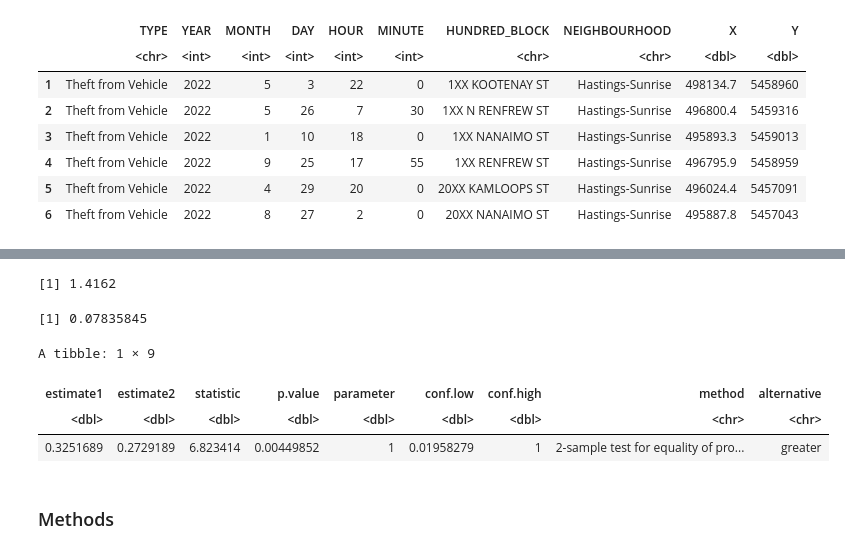
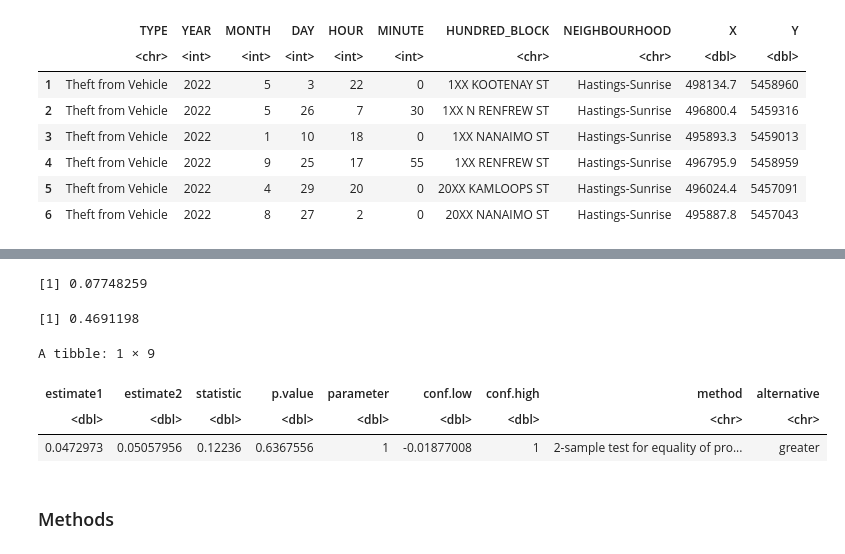
Before and after one commit to Haobo11/Stat201-group-project, a Jupyter notebook: group proposal .ipynb, the cells around one changed output, grey strips where cells are left out. Drawn from its saved outputs; the diff is of its cells as text; code cells hidden in the pictures.

```diff
--- a/group proposal .ipynb
+++ b/group proposal .ipynb
@@ -144,47 +144,47 @@ sampling_dist_2022
 # %%
-# Calculate the number of crime which type is Theft from Vehicle
+# Calculate the number of crime which type is Theft of Vehicle
 # respectively in 2021 and 2022 and the total number of the crimes
 # in 2021 and 2022
 n_2021 <- nrow(crime_data_2021)
 
 n_2022 <- nrow(crime_data_2022)
 
-n_2021_tfv <- crime_data_2021|>
-    filter(TYPE == "Theft from Vehicle") |>
+n_2021_tov <- crime_data_2021|>
+    filter(TYPE == "Theft of Vehicle") |>
     nrow()
 
-n_2022_tfv <- crime_data_2022|>
-    filter(TYPE == "Theft from Vehicle") |>
+n_2022_tov <- crime_data_2022|>
+    filter(TYPE == "Theft of Vehicle") |>
     nrow()
 
 # Calculate the Theft from Vehicle respectively in 2021 and 2022
-p_2021 <- n_2021_tfv/n_2021
-p_2022 <- n_2022_tfv/n_2022
+p_2021 <- n_2021_tov/n_2021
+p_2022 <- n_2022_tov/n_2022
 
 # Calculate the pooled proportion
-p_p <- (n_2021_tfv+n_2022_tfv)*(n_2021 + n_2022)^(-1)
+p_p <- (n_2021_tov+n_2022_tov)*(n_2021 + n_2022)^(-1)
 
 # Calculate the test_statistic
-test_statistic <- (p_2021 - p_2022)/sqrt(p_p*(1-p_p)*(1/n_2021_tfv+1/n_2022_tfv))
+test_statistic <- (p_2022 - p_2021)/sqrt(p_p*(1-p_p)*(1/n_2022_tov+1/n_2021_tov))
 test_statistic
 
 #Calculate the p-value
 p_value <- pnorm(test_statistic, mean = 0, sd = 1, lower.tail = FALSE)
 p_value
 
 #Finally let us do the prop test
 prop_test <- tidy(
-        prop.test(x = c(n_2021_tfv, n_2022_tfv), # an array with the number of successes in each sample
+        prop.test(x = c(n_2021_tov, n_2022_tov), # an array with the number of successes in each sample
                   n = c(n_2021, n_2022), # an array with the size of each sample
                   correct = FALSE, alternative = "greater"))
 prop_test
 # %% [output]
-[1] 1.4162
+[1] 0.07748259
-[1] 0.07835845
+[1] 0.4691198
 A tibble: 1 × 9
 | estimate1 | estimate2 | statistic | p.value | parameter | conf.low | conf.high | method | alternative |
 | <dbl> | <dbl> | <dbl> | <dbl> | <dbl> | <dbl> | <dbl> | <chr> | <chr> |
-| 0.3251689 | 0.2729189 | 6.823414 | 0.00449852 | 1 | 0.01958279 | 1 | 2-sample test for equality of pro... | greater |
+| 0.0472973 | 0.05057956 | 0.12236 | 0.6367556 | 1 | -0.01877008 | 1 | 2-sample test for equality of pro... | greater |
 # %% [markdown]
 ### Methods
 # %% [markdown]
```
Also changed, not shown: parts of 5 cells of this notebook.
